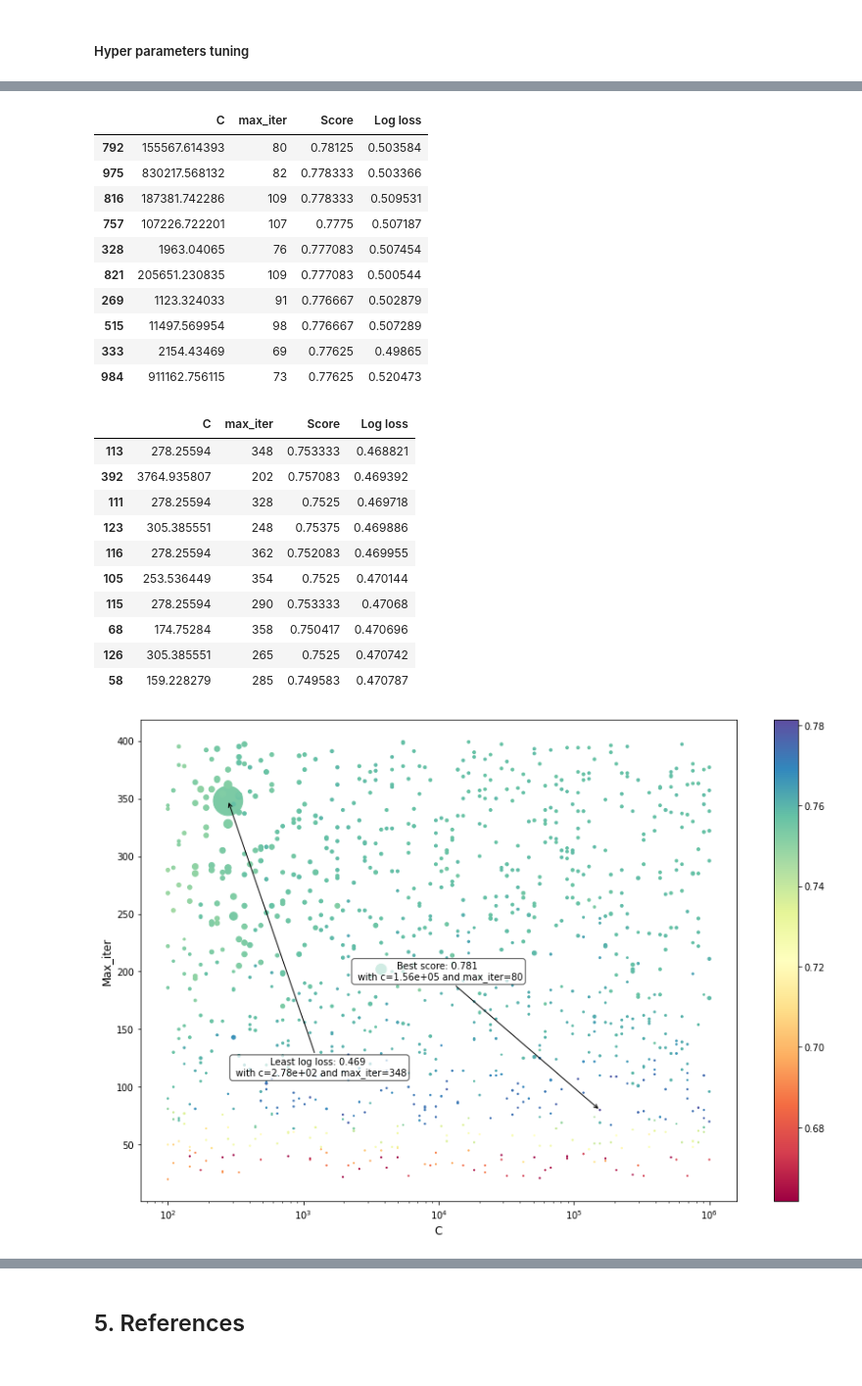
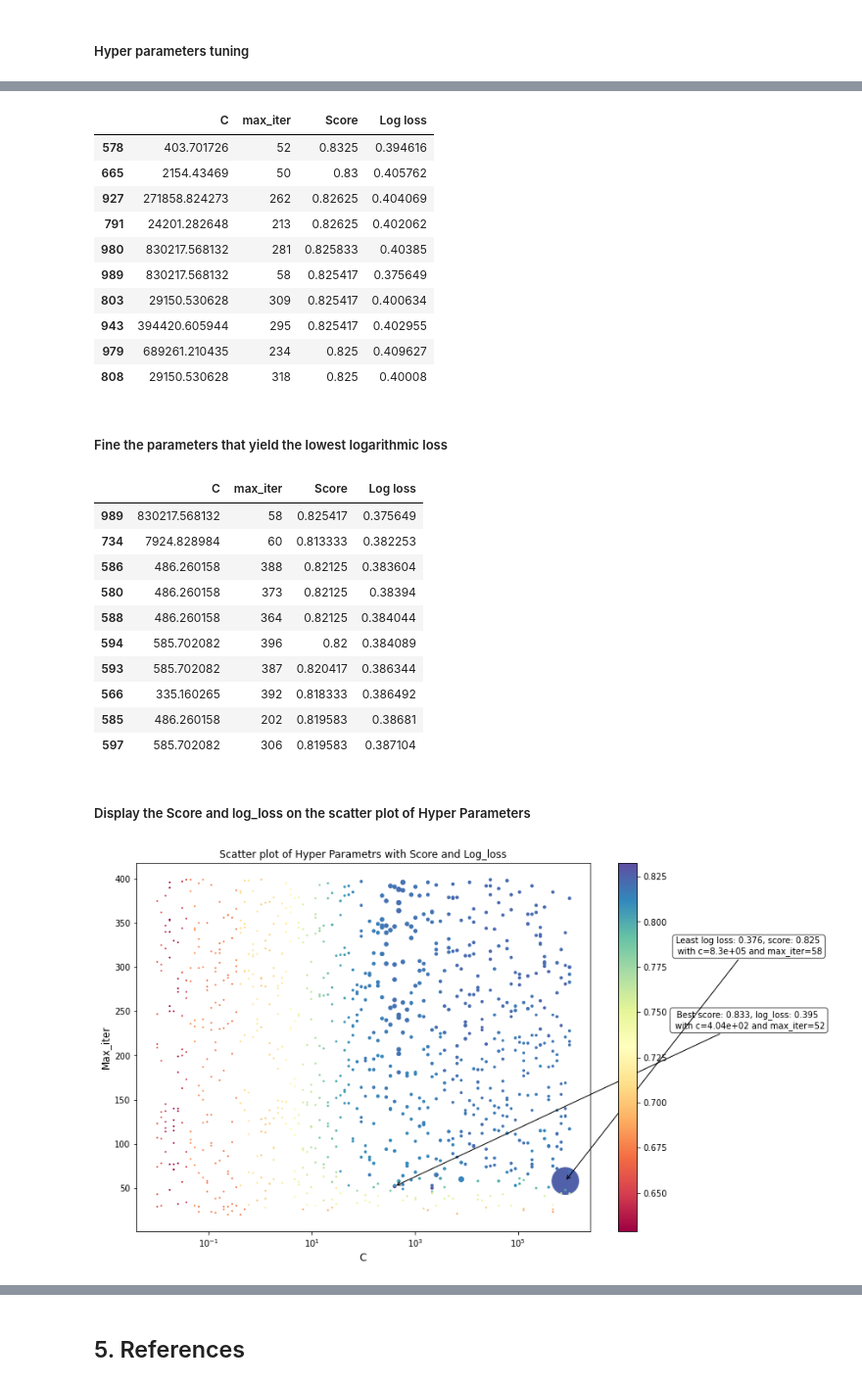
Before and after one commit to przemekbil/PfDA_2021_project, a Jupyter notebook: Project.ipynb, the cells around one changed output, grey strips where cells are left out. Shown at 98% size. Drawn from its saved outputs; the diff is of its cells as text; code cells hidden in the pictures.

```diff
--- a/Project.ipynb
+++ b/Project.ipynb
@@ -916,10 +916,20 @@ weighted avg       0.89      0.76      0.80      9600
 #####  Hyper parameters tuning
 # %%
 # define a list of c values (inverse of regularization strength) to run the model training with
-c_values = np.geomspace(1e2, 1e6, num=100)
+c_values = np.geomspace(1e-2, 1e6, num=100)
 
+# Show the distribution of the c values on the logarithmic scale
 fig, ax = plt.subplots()
+
 ax.plot(c_values, 'b.')
 ax.set_yscale('log')
+
+# Set the labels on the Axis
+ax.set_xlabel('index', fontsize=12)
+ax.set_ylabel('C', fontsize=12)
+
+# Add the title to the Axes
+ax.set_title('Distribution of the C values')
+
 plt.show()
 # %% [output]
@@ -967,16 +978,18 @@ max_score = scores_df.iloc[0,:]
 scores_df.head(10)
 # %% [output]
 |  | C | max_iter | Score | Log loss |
-| 792 | 155567.614393 | 80 | 0.78125 | 0.503584 |
-| 975 | 830217.568132 | 82 | 0.778333 | 0.503366 |
-| 816 | 187381.742286 | 109 | 0.778333 | 0.509531 |
-| 757 | 107226.722201 | 107 | 0.7775 | 0.507187 |
-| 328 | 1963.04065 | 76 | 0.777083 | 0.507454 |
-| 821 | 205651.230835 | 109 | 0.777083 | 0.500544 |
-| 269 | 1123.324033 | 91 | 0.776667 | 0.502879 |
-| 515 | 11497.569954 | 98 | 0.776667 | 0.507289 |
-| 333 | 2154.43469 | 69 | 0.77625 | 0.49865 |
-| 984 | 911162.756115 | 73 | 0.77625 | 0.520473 |
+| 578 | 403.701726 | 52 | 0.8325 | 0.394616 |
+| 665 | 2154.43469 | 50 | 0.83 | 0.405762 |
+| 927 | 271858.824273 | 262 | 0.82625 | 0.404069 |
+| 791 | 24201.282648 | 213 | 0.82625 | 0.402062 |
+| 980 | 830217.568132 | 281 | 0.825833 | 0.40385 |
+| 989 | 830217.568132 | 58 | 0.825417 | 0.375649 |
+| 803 | 29150.530628 | 309 | 0.825417 | 0.400634 |
+| 943 | 394420.605944 | 295 | 0.825417 | 0.402955 |
+| 979 | 689261.210435 | 234 | 0.825 | 0.409627 |
+| 808 | 29150.530628 | 318 | 0.825 | 0.40008 |
+# %% [markdown]
+##### Fine the parameters that yield the lowest logarithmic loss
 # %%
 # Sort the scores df by the 'Log loss value' value, largest on the top
 scores_df.sort_values(by='Log loss', ascending=True, inplace=True)
@@ -984,16 +997,18 @@ min_logloss = scores_df.iloc[0,:]
 scores_df.head(10)
 # %% [output]
 |  | C | max_iter | Score | Log loss |
-| 113 | 278.25594 | 348 | 0.753333 | 0.468821 |
-| 392 | 3764.935807 | 202 | 0.757083 | 0.469392 |
-| 111 | 278.25594 | 328 | 0.7525 | 0.469718 |
-| 123 | 305.385551 | 248 | 0.75375 | 0.469886 |
-| 116 | 278.25594 | 362 | 0.752083 | 0.469955 |
-| 105 | 253.536449 | 354 | 0.7525 | 0.470144 |
-| 115 | 278.25594 | 290 | 0.753333 | 0.47068 |
-| 68 | 174.75284 | 358 | 0.750417 | 0.470696 |
-| 126 | 305.385551 | 265 | 0.7525 | 0.470742 |
-| 58 | 159.228279 | 285 | 0.749583 | 0.470787 |
+| 989 | 830217.568132 | 58 | 0.825417 | 0.375649 |
+| 734 | 7924.828984 | 60 | 0.813333 | 0.382253 |
+| 586 | 486.260158 | 388 | 0.82125 | 0.383604 |
+| 580 | 486.260158 | 373 | 0.82125 | 0.38394 |
+| 588 | 486.260158 | 364 | 0.82125 | 0.384044 |
+| 594 | 585.702082 | 396 | 0.82 | 0.384089 |
+| 593 | 585.702082 | 387 | 0.820417 | 0.386344 |
+| 566 | 335.160265 | 392 | 0.818333 | 0.386492 |
+| 585 | 486.260158 | 202 | 0.819583 | 0.38681 |
+| 597 | 585.702082 | 306 | 0.819583 | 0.387104 |
+# %% [markdown]
+##### Display the Score and log_loss on the scatter plot of Hyper Parameters
 # %%
 # Calculate the size of the points using log_loss value
 
@@ -1037,36 +1052,39 @@ sm = plt.cm.ScalarMappable(cmap=cmap, norm=norm)
 fig.colorbar(sm)
 
 # Set the labels on the Axis
 ax.set_xlabel('C', fontsize=12)
 ax.set_ylabel('Max_iter', fontsize=12)
 
+# Add the title to the Axes
+ax.set_title('Scatter plot of Hyper Parametrs with Score and Log_loss')
 
+# Get the parameters for the annotation text
 c_max, iter_max, score_max, loss_min = max_score
 
 # Annotations added as per:
 # https://matplotlib.org/stable/tutorials/text/annotations.html
-ax.annotate('Best score: {:.3} \n with c={:.3} and max_iter={}'.format(score_max, c_max, iter_max),    # Text to be put in the annotation
+ax.annotate('Best score: {:.3}, log_loss: {:.3} \n with c={:.3} and max_iter={}'.format(score_max, loss_min, c_max, iter_max),    # Text to be put in the annotation
             xy=(c_max, iter_max),  xycoords='data',                                            # coordinates of the data point
-            xytext=(0.5, 0.5), textcoords= 'axes fraction',                                    # coordinates of the text
+            xytext=(1.35, 0.6), textcoords= 'axes fraction',                                    # coordinates of the text
             arrowprops=dict(facecolor='black',  arrowstyle="->", connectionstyle="arc3"),      # parameters of the arrow
             horizontalalignment='center', verticalalignment='top',                             # alignment of the text to the 'xytext' coordinates
             bbox=dict(boxstyle="round", fc="w", alpha=0.7)                                     # parameters of the box around the text
             )
 
-
+# Get the parameters for the annotation text
 c_max, iter_max, score_max, loss_min = min_logloss
 
 # Annotations added as per:
 # https://matplotlib.org/stable/tutorials/text/annotations.html
-ax.annotate('Least log loss: {:.3} \n with c={:.3} and max_iter={}'.format(loss_min, c_max, iter_max),    # Text to be put in the annotation
+ax.annotate('Least log loss: {:.3}, score: {:.3} \n with c={:.3} and max_iter={}'.format(loss_min, score_max, c_max, iter_max),    # Text to be put in the annotation
             xy=(c_max, iter_max),  xycoords='data',                                            # coordinates of the data point
-            xytext=(0.3, 0.3), textcoords= 'axes fraction',                                    # coordinates of the text
+            xytext=(1.35, 0.8), textcoords= 'axes fraction',                                    # coordinates of the text
             arrowprops=dict(facecolor='black',  arrowstyle="->", connectionstyle="arc3"),      # parameters of the arrow
             horizontalalignment='center', verticalalignment='top',                             # alignment of the text to the 'xytext' coordinates
             bbox=dict(boxstyle="round", fc="w", alpha=0.7)                                     # parameters of the box around the text
             )
 
 
 plt.show()
 # %% [output]
-[figure, old version]
+[figure, new version]
```
Also changed, not shown: parts of 38 cells of this notebook.
